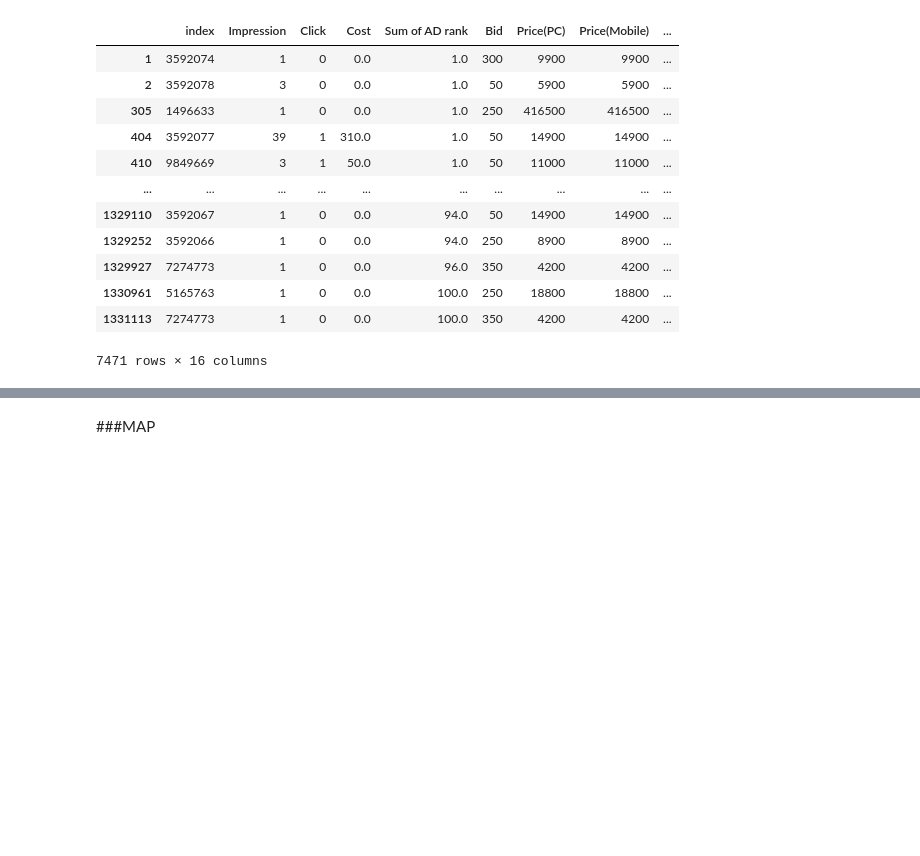
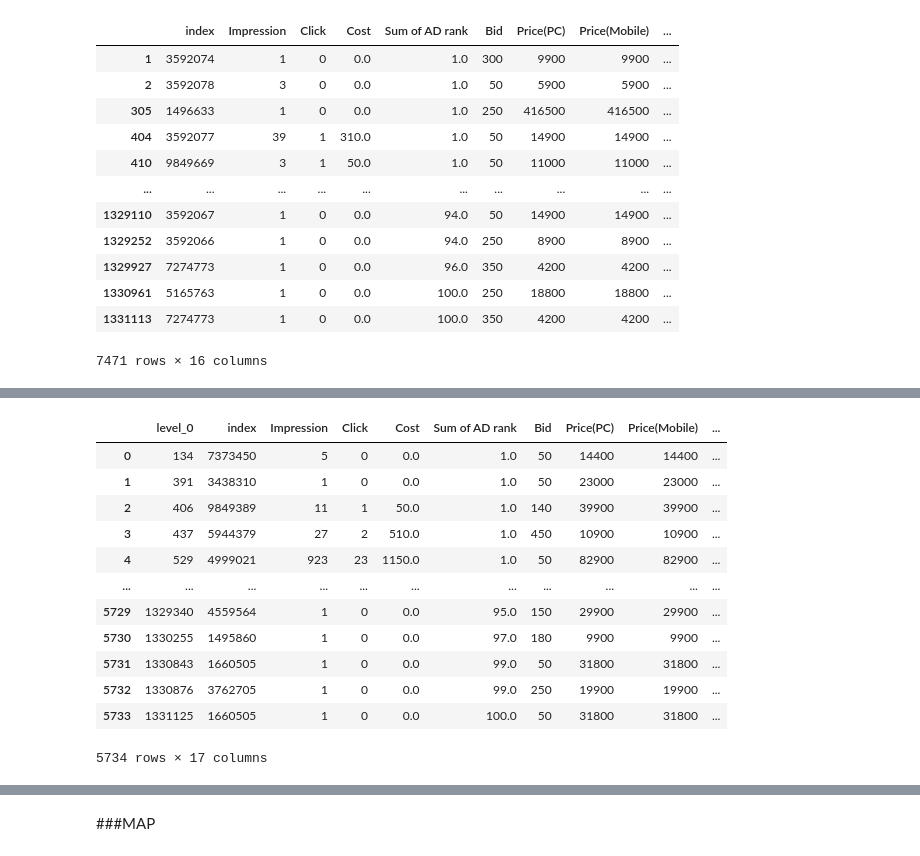
Before and after one commit to rapu34/A1_performance_factory_Aveners, a Jupyter notebook: 평가모델.ipynb, the cells around one changed output, grey strips where cells are left out. Drawn from its saved outputs; the diff is of its cells as text; code cells hidden in the pictures; blank space fills up the shorter version.

```diff
--- a/평가모델.ipynb
+++ b/평가모델.ipynb
@@ -339,0 +381,18 @@ cosmetic
+# %%
+Digital = bidding_rank[(bidding_rank['Category Name 1'] == '디지털/가전')]
+Digital =Digital.reset_index()
+Digital
+# %% [output]
+|  | level_0 | index | Impression | Click | Cost | Sum of AD rank | Bid | Price(PC) | Price(Mobile) | ... |
+| 0 | 134 | 7373450 | 5 | 0 | 0.0 | 1.0 | 50 | 14400 | 14400 | ... |
+| 1 | 391 | 3438310 | 1 | 0 | 0.0 | 1.0 | 50 | 23000 | 23000 | ... |
+| 2 | 406 | 9849389 | 11 | 1 | 50.0 | 1.0 | 140 | 39900 | 39900 | ... |
+| 3 | 437 | 5944379 | 27 | 2 | 510.0 | 1.0 | 450 | 10900 | 10900 | ... |
+| 4 | 529 | 4999021 | 923 | 23 | 1150.0 | 1.0 | 50 | 82900 | 82900 | ... |
+| ... | ... | ... | ... | ... | ... | ... | ... | ... | ... | ... |
+| 5729 | 1329340 | 4559564 | 1 | 0 | 0.0 | 95.0 | 150 | 29900 | 29900 | ... |
+| 5730 | 1330255 | 1495860 | 1 | 0 | 0.0 | 97.0 | 180 | 9900 | 9900 | ... |
+| 5731 | 1330843 | 1660505 | 1 | 0 | 0.0 | 99.0 | 50 | 31800 | 31800 | ... |
+| 5732 | 1330876 | 3762705 | 1 | 0 | 0.0 | 99.0 | 250 | 19900 | 19900 | ... |
+| 5733 | 1331125 | 1660505 | 1 | 0 | 0.0 | 100.0 | 50 | 31800 | 31800 | ... |
+5734 rows × 17 columns
```
Also changed, not shown: parts of 69 cells of this notebook.
